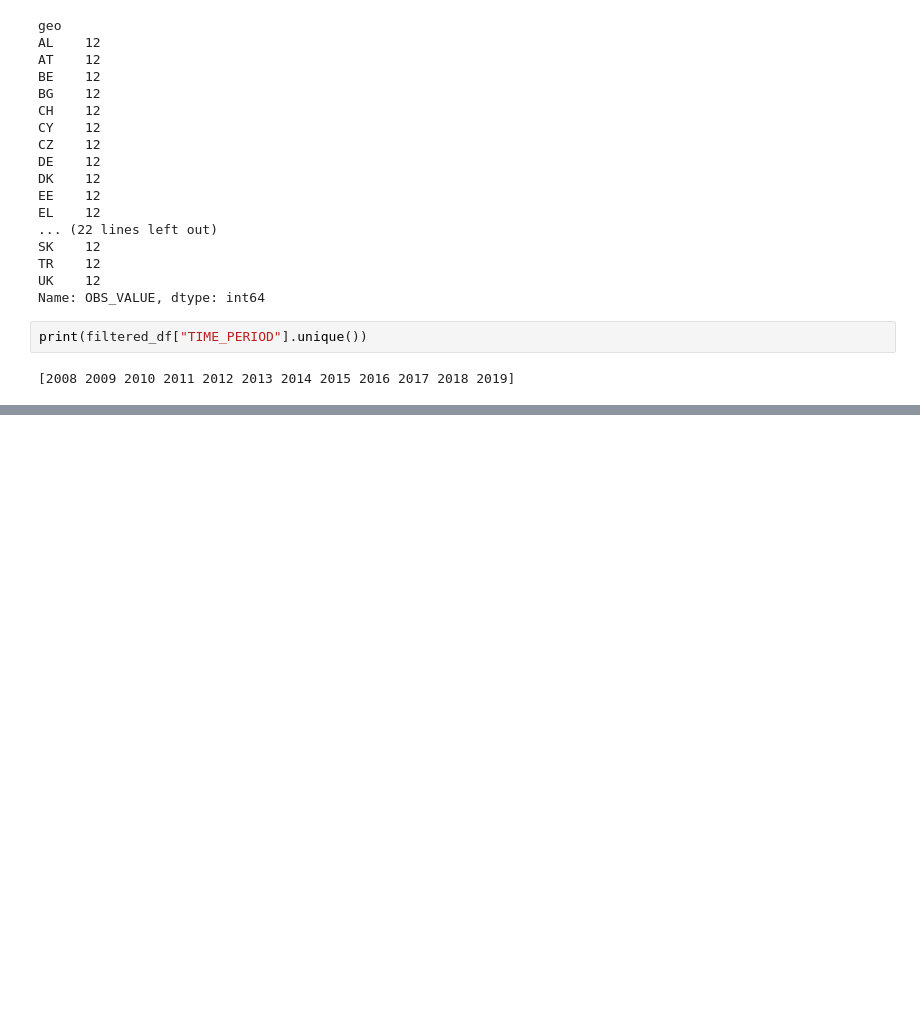
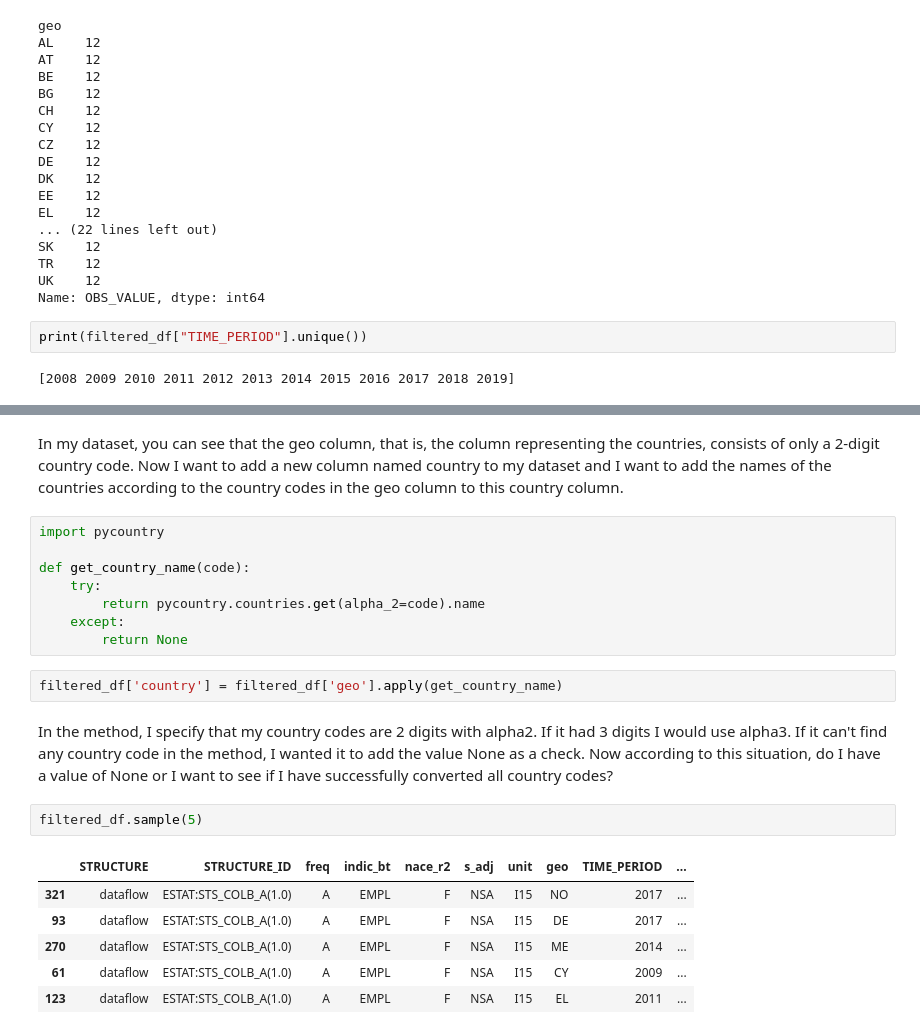
Before and after one commit to kalememre/CA2, a Jupyter notebook: labour.ipynb, the cells around one changed output, grey strips where cells are left out. Drawn from its saved outputs; the diff is of its cells as text; blank space fills up the shorter version.

```diff
--- a/labour.ipynb
+++ b/labour.ipynb
@@ -508,0 +545,23 @@ print(filtered_df["TIME_PERIOD"].unique())
+# %% [markdown]
+In my dataset, you can see that the geo column, that is, the column representing the countries, consists of only a 2-digit country code. Now I want to add a new column named country to my dataset and I want to add the names of the countries according to the country codes in the geo column to this country column.
+# %%
+import pycountry
+
+def get_country_name(code):
+    try:
+        return pycountry.countries.get(alpha_2=code).name
+    except:
+        return None
+# %%
+filtered_df['country'] = filtered_df['geo'].apply(get_country_name)
+# %% [markdown]
+In the method, I specify that my country codes are 2 digits with alpha2. If it had 3 digits I would use alpha3. If it can't find any country code in the method, I wanted it to add the value None as a check. Now according to this situation, do I have a value of None or I want to see if I have successfully converted all country codes?
+# %%
+filtered_df.sample(5)
+# %% [output]
+|  | STRUCTURE | STRUCTURE_ID | freq | indic_bt | nace_r2 | s_adj | unit | geo | TIME_PERIOD | ... |
+| 321 | dataflow | ESTAT:STS_COLB_A(1.0) | A | EMPL | F | NSA | I15 | NO | 2017 | ... |
+| 93 | dataflow | ESTAT:STS_COLB_A(1.0) | A | EMPL | F | NSA | I15 | DE | 2017 | ... |
+| 270 | dataflow | ESTAT:STS_COLB_A(1.0) | A | EMPL | F | NSA | I15 | ME | 2014 | ... |
+| 61 | dataflow | ESTAT:STS_COLB_A(1.0) | A | EMPL | F | NSA | I15 | CY | 2009 | ... |
+| 123 | dataflow | ESTAT:STS_COLB_A(1.0) | A | EMPL | F | NSA | I15 | EL | 2011 | ... |
```
Also changed, not shown: parts of 12 cells of this notebook.
